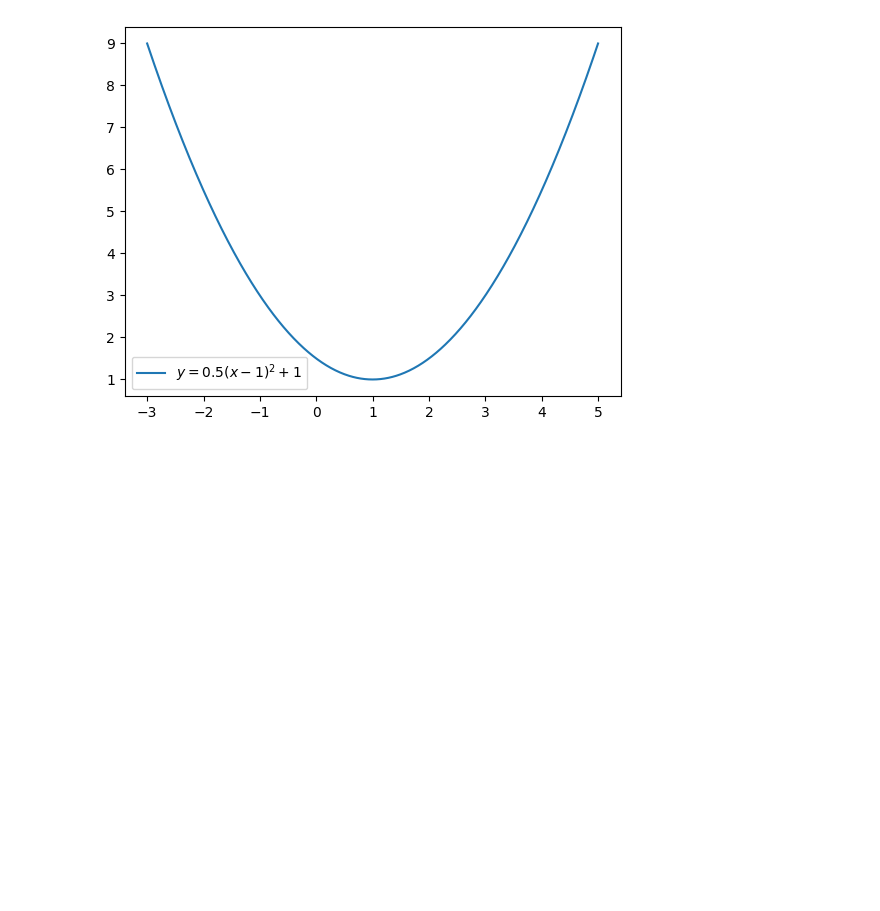
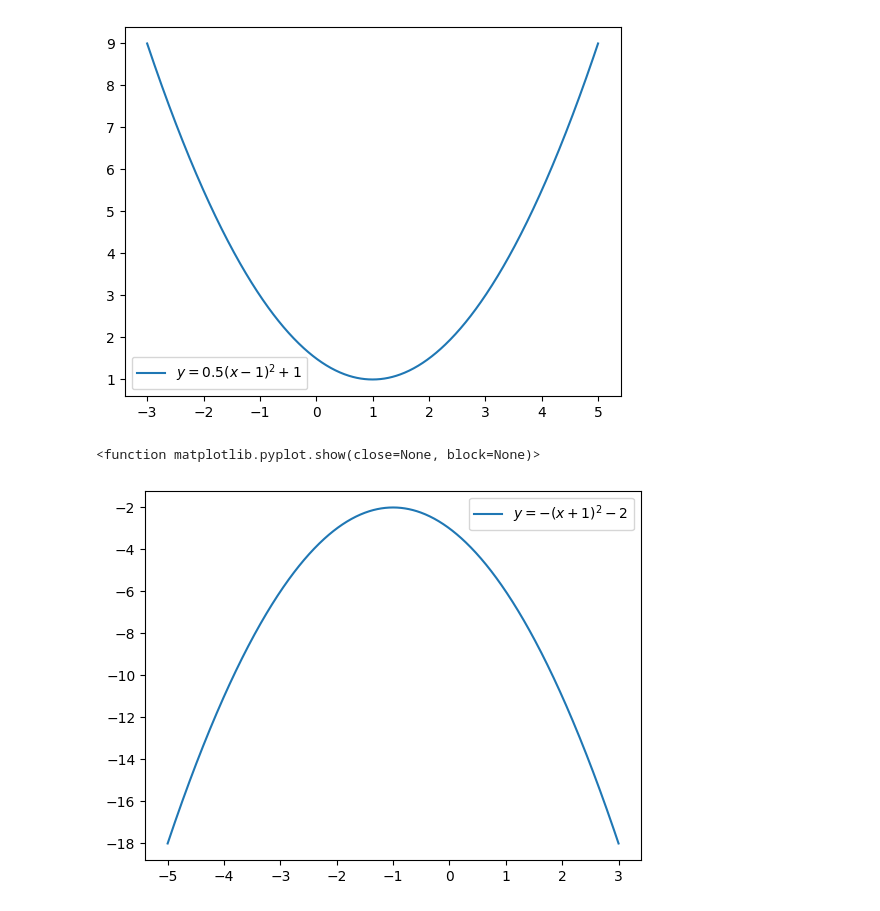
Before and after one commit to mjoh96/Basic-Math-for-Data-Science, a Jupyter notebook: code/20260731_p57_quadratic_function.ipynb, the cells around one changed output. Cells and saved outputs as stored; diff of their text form; code cells hidden in the pictures; blank space fills up the shorter version.

Commit message:
20260731_p57_quadratic_function

```diff
--- a/code/20260731_p57_quadratic_function.ipynb
+++ b/code/20260731_p57_quadratic_function.ipynb
@@ -1,13 +1,22 @@
 # %%
 # Ex 2-2
 import numpy as np
 import matplotlib.pyplot as plt
 
 # (a) y=0.5(x-1)^2+1
 x=np.linspace(-3,5,801)
 y=0.5*(x-1)**2+1
 plt.plot(x,y,label=r'$y=0.5(x-1)^2+1$')
 plt.legend()
 plt.show()
+
+# (b) y=-(x+1)^2-2
+x=np.linspace(-5,3,801)
+y=-(x+1)**2-2
+plt.plot(x,y,label='$y=-(x+1)^2-2$')
+plt.legend()
+plt.show
 # %% [output]
 [figure]
+<function matplotlib.pyplot.show(close=None, block=None)>
+[figure, added]
```
